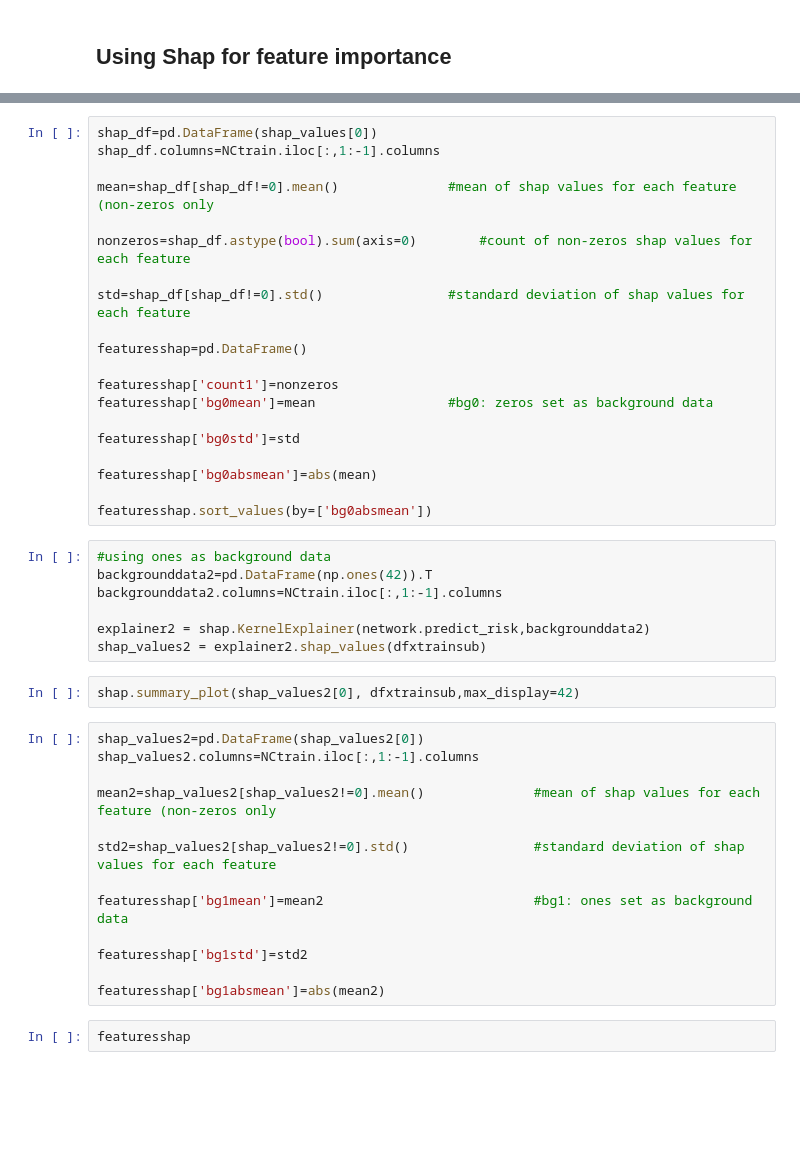
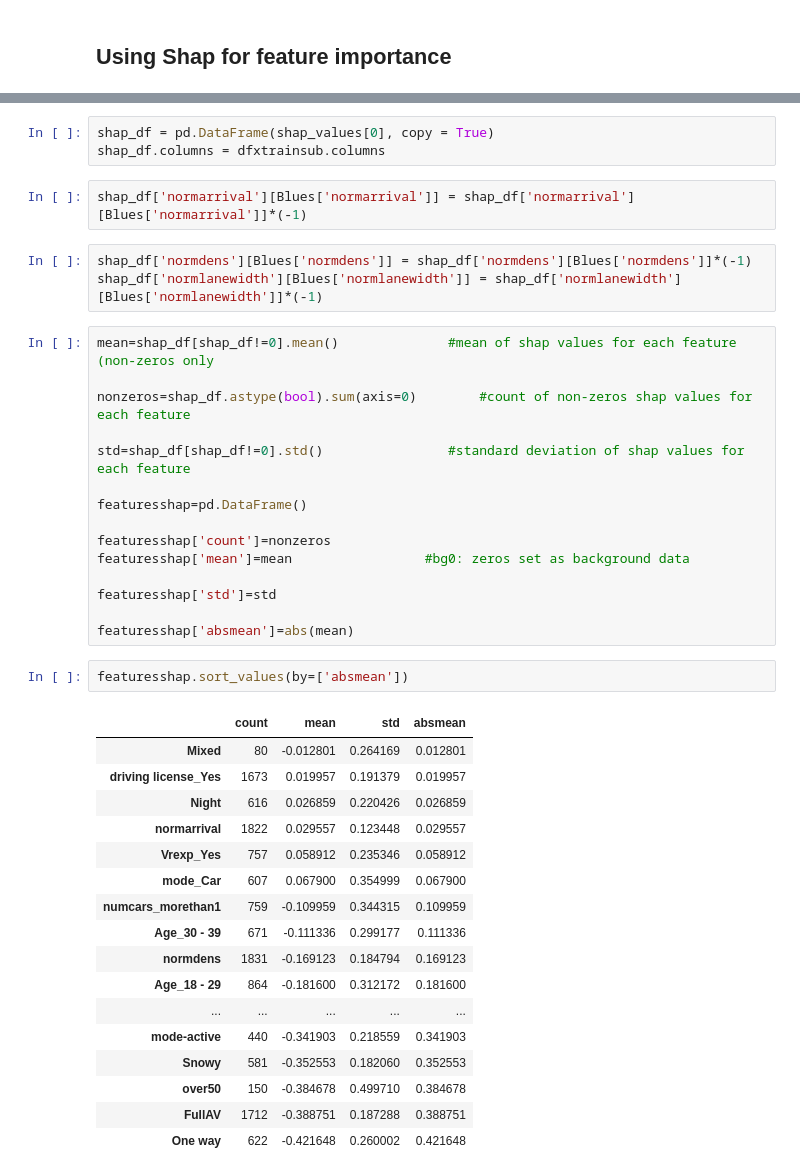
Before and after one commit to arashk1990/ProjectVR, a Jupyter notebook: DeepWait.ipynb, the cells around one changed output, grey strips where cells are left out. Drawn from its saved outputs; the diff is of its cells as text; blank space fills up the shorter version.

```diff
--- a/DeepWait.ipynb
+++ b/DeepWait.ipynb
@@ -387,7 +435,12 @@ pl.savefig('shap.png',bbox_inches='tight')
+# %%
+shap_df = pd.DataFrame(shap_values[0], copy = True)
+shap_df.columns = dfxtrainsub.columns
+# %%
+shap_df['normarrival'][Blues['normarrival']] = shap_df['normarrival'][Blues['normarrival']]*(-1)
+# %%
+shap_df['normdens'][Blues['normdens']] = shap_df['normdens'][Blues['normdens']]*(-1)
+shap_df['normlanewidth'][Blues['normlanewidth']] = shap_df['normlanewidth'][Blues['normlanewidth']]*(-1)
 # %%
-shap_df=pd.DataFrame(shap_values[0])
-shap_df.columns=NCtrain.iloc[:,1:-1].columns
-
 mean=shap_df[shap_df!=0].mean()              #mean of shap values for each feature (non-zeros only
 
 nonzeros=shap_df.astype(bool).sum(axis=0)        #count of non-zeros shap values for each feature
@@ -396,35 +449,29 @@ std=shap_df[shap_df!=0].std()                #standard deviation of shap values
 
 featuresshap=pd.DataFrame()
 
-featuresshap['count1']=nonzeros
-featuresshap['bg0mean']=mean                 #bg0: zeros set as background data
+featuresshap['count']=nonzeros
+featuresshap['mean']=mean                 #bg0: zeros set as background data
 
-featuresshap['bg0std']=std
+featuresshap['std']=std
 
-featuresshap['bg0absmean']=abs(mean)
-
-featuresshap.sort_values(by=['bg0absmean'])
+featuresshap['absmean']=abs(mean)
-# %%
-#using ones as background data
-backgrounddata2=pd.DataFrame(np.ones(42)).T
-backgrounddata2.columns=NCtrain.iloc[:,1:-1].columns
-
-explainer2 = shap.KernelExplainer(network.predict_risk,backgrounddata2)
-shap_values2 = explainer2.shap_values(dfxtrainsub)
-# %%
-shap.summary_plot(shap_values2[0], dfxtrainsub,max_display=42)
-# %%
-shap_values2=pd.DataFrame(shap_values2[0])
-shap_values2.columns=NCtrain.iloc[:,1:-1].columns
-
-mean2=shap_values2[shap_values2!=0].mean()              #mean of shap values for each feature (non-zeros only
-
-std2=shap_values2[shap_values2!=0].std()                #standard deviation of shap values for each feature
-
-featuresshap['bg1mean']=mean2                           #bg1: ones set as background data
-
-featuresshap['bg1std']=std2
-
-featuresshap['bg1absmean']=abs(mean2)
-# %%
-featuresshap
+# %%
+featuresshap.sort_values(by=['absmean'])
+# %% [output]
+|  | count | mean | std | absmean |
+| Mixed | 80 | -0.012801 | 0.264169 | 0.012801 |
+| driving license_Yes | 1673 | 0.019957 | 0.191379 | 0.019957 |
+| Night | 616 | 0.026859 | 0.220426 | 0.026859 |
+| normarrival | 1822 | 0.029557 | 0.123448 | 0.029557 |
+| Vrexp_Yes | 757 | 0.058912 | 0.235346 | 0.058912 |
+| mode_Car | 607 | 0.067900 | 0.354999 | 0.067900 |
+| numcars_morethan1 | 759 | -0.109959 | 0.344315 | 0.109959 |
+| Age_30 - 39 | 671 | -0.111336 | 0.299177 | 0.111336 |
+| normdens | 1831 | -0.169123 | 0.184794 | 0.169123 |
+| Age_18 - 29 | 864 | -0.181600 | 0.312172 | 0.181600 |
+| ... | ... | ... | ... | ... |
+| mode-active | 440 | -0.341903 | 0.218559 | 0.341903 |
+| Snowy | 581 | -0.352553 | 0.182060 | 0.352553 |
+| over50 | 150 | -0.384678 | 0.499710 | 0.384678 |
+| FullAV | 1712 | -0.388751 | 0.187288 | 0.388751 |
+| One way | 622 | -0.421648 | 0.260002 | 0.421648 |
```
Also changed, not shown: parts of 31 cells of this notebook.
